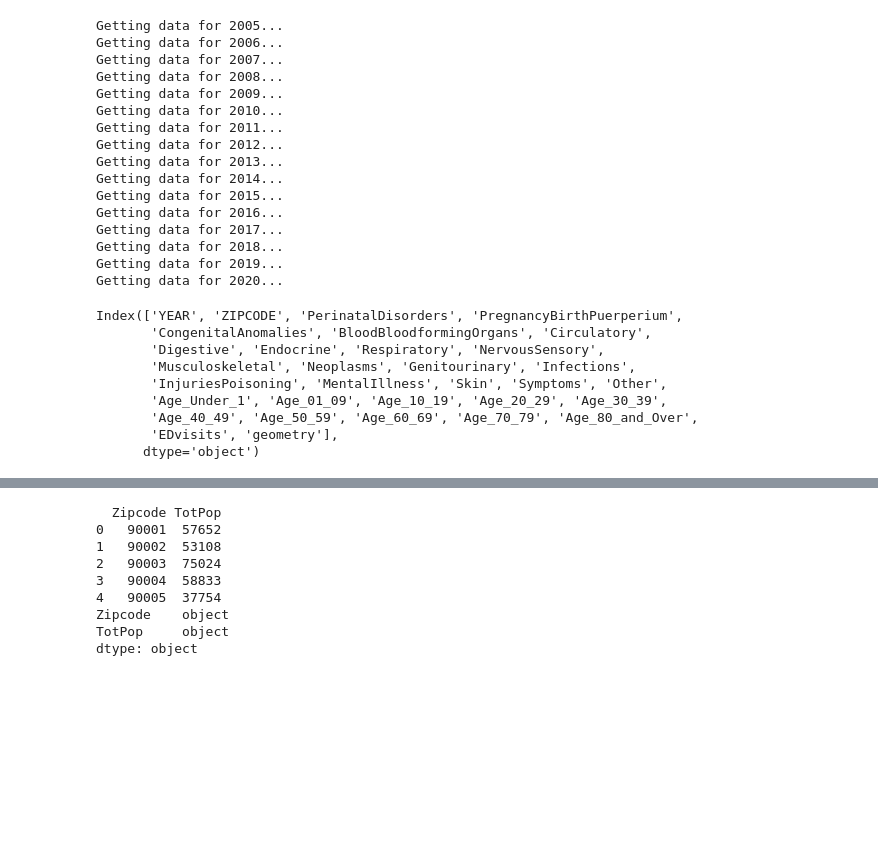
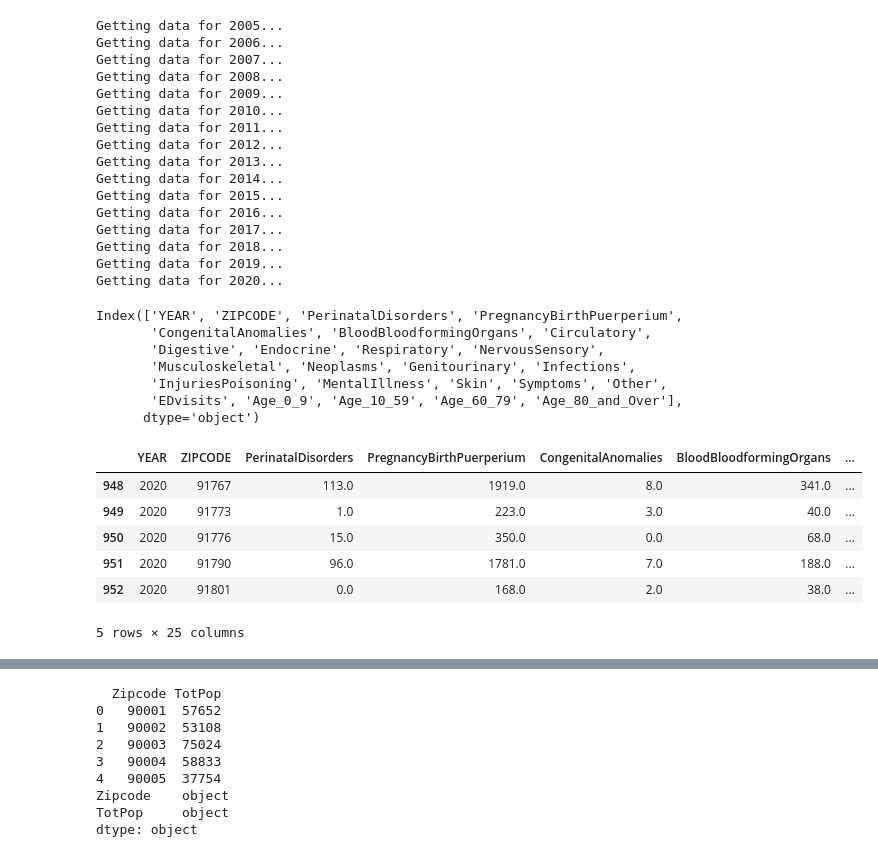
Before and after one commit to weikaylee/surf24_draft, a Jupyter notebook: analysis/scripts/er_health_data.ipynb, the cells around one changed output, grey strips where cells are left out. Cells and saved outputs as stored; diff of their text form; code cells hidden in the pictures; blank space fills up the shorter version.

Commit message:
update age groups, code quality

```diff
--- a/analysis/scripts/er_health_data.ipynb
+++ b/analysis/scripts/er_health_data.ipynb
@@ -235,33 +209,41 @@ age_groups_names = [
+# %%
+# age groups
+age_groups_merge = {
+    "Age_0_9" : ["Age_Under_1", "Age_01_09"],
+    "Age_10_59" : ["Age_10_19", "Age_20_29", "Age_30_39", "Age_40_49", "Age_50_59"],
+    "Age_60_79" : ["Age_60_69", "Age_70_79"],
+    "Age_80_and_Over" : ["Age_80_"]
+}
+
+# ed visits
+ed_visits = {"ED_Visit" : "EDvisits"}
 # %%
 # dicts, consts
-age_groups = dict(zip(age_groups_cols, age_groups_names))
-ed_visits = dict(ED_Visit = "EDvisits")
-
 extract_2005_2014 = dict(zip(diag_groups_2005_2014, diag_groups_names))
-extract_2005_2014.update(age_groups)
 extract_2005_2014.update(ed_visits)
 
 # 2015 doesn't have prinicpal diag groups, bc of switch from icd9 to icd10 codes (see raw data files)
-extract_2015 = age_groups
-extract_2015.update(ed_visits)
+extract_2015 = ed_visits
 
 extract_2016_2018 = dict(zip(diag_groups_2016_2018, diag_groups_names_no_nervous))
-extract_2016_2018.update(age_groups)
 extract_2016_2018.update(ed_visits)
 
 extract_2019 = dict(zip(diag_groups_2019, diag_groups_names))
-extract_2019.update(age_groups)
 extract_2019.update(ed_visits)
 
 extract_2020 = dict(zip(diag_groups_2020, diag_groups_names_no_nervous))
-extract_2020.update(age_groups)
 extract_2020.update(ed_visits)
 
-merge_2005_2014 = None
-merge_2015 = None
+
+merge_2005_2014 = age_groups_merge
+merge_2015 = age_groups_merge
+
 merge_2016_2018 = dict(NervousSensory = diag_groups_2016_2018_merge)
-merge_2019 = None
+merge_2016_2018.update(age_groups_merge)
+
+merge_2019 = age_groups_merge
 merge_2020 = dict(NervousSensory = diag_groups_2020_merge)
+merge_2020.update(age_groups_merge)
 
 paths_2005_2014 = dict(zip(range(2005, 2015), er_data[0:10]))
 paths_2015 = {2015: er_data[10]}
@@ -332,8 +314,7 @@ def get_missing_data(zip_df, curr_zips, zipcode_col, len_nas):
     return missing_data
 # %%
 # iterate through all data, adding to processed_data!
-
-processed_data = pd.DataFrame()
+counts_df = pd.DataFrame()
 all_zipcodes = zipcodes["ZIPCODE"].to_list()
 zipcode_colnames = "DBA_ZIP_CODE|FAC_ZIPCODE"
 
@@ -371,10 +352,10 @@ for info in data_info.values():
 
         # add cols for year and zipcode and geos
         curr_zips =  filtered_df[zipcode_col].to_list()
-        curr_geos = zipcodes["geometry"][zipcodes["ZIPCODE"].isin(curr_zips)]
+        # curr_geos = zipcodes["geometry"][zipcodes["ZIPCODE"].isin(curr_zips)]
         temp_dict["ZIPCODE"] = curr_zips
         temp_dict["YEAR"] = [year] * len(curr_zips)
-        temp_dict["geometry"] = curr_geos.to_list()
+        # temp_dict["geometry"] = curr_geos.to_list()
 
         # move year and zip to front
         temp_df = pd.DataFrame(temp_dict)
@@ -382,7 +363,7 @@ for info in data_info.values():
         temp_df.insert(1, "ZIPCODE", temp_df.pop("ZIPCODE"))
 
         # append to processed_data
-        processed_data = pd.concat([processed_data, temp_df], ignore_index=True)
+        counts_df = pd.concat([counts_df, temp_df], ignore_index=True)
 # %% [output]
 Getting data for 2005...
 Getting data for 2006...
@@ -472,17 +453,25 @@ Getting data for 2020...
 #         # append to processed_data
 #         processed_data = pd.concat([processed_data, temp_df], ignore_index=True)
 # %%
-processed_data.columns
+counts_df.columns
 # %% [output]
 Index(['YEAR', 'ZIPCODE', 'PerinatalDisorders', 'PregnancyBirthPuerperium',
        'CongenitalAnomalies', 'BloodBloodformingOrgans', 'Circulatory',
        'Digestive', 'Endocrine', 'Respiratory', 'NervousSensory',
        'Musculoskeletal', 'Neoplasms', 'Genitourinary', 'Infections',
        'InjuriesPoisoning', 'MentalIllness', 'Skin', 'Symptoms', 'Other',
-       'Age_Under_1', 'Age_01_09', 'Age_10_19', 'Age_20_29', 'Age_30_39',
-       'Age_40_49', 'Age_50_59', 'Age_60_69', 'Age_70_79', 'Age_80_and_Over',
-       'EDvisits', 'geometry'],
+       'EDvisits', 'Age_0_9', 'Age_10_59', 'Age_60_79', 'Age_80_and_Over'],
       dtype='object')
+# %%
+counts_df.tail()
+# %% [output]
+|  | YEAR | ZIPCODE | PerinatalDisorders | PregnancyBirthPuerperium | CongenitalAnomalies | BloodBloodformingOrgans | ... |
+| 948 | 2020 | 91767 | 113.0 | 1919.0 | 8.0 | 341.0 | ... |
+| 949 | 2020 | 91773 | 1.0 | 223.0 | 3.0 | 40.0 | ... |
+| 950 | 2020 | 91776 | 15.0 | 350.0 | 0.0 | 68.0 | ... |
+| 951 | 2020 | 91790 | 96.0 | 1781.0 | 7.0 | 188.0 | ... |
+| 952 | 2020 | 91801 | 0.0 | 168.0 | 2.0 | 38.0 | ... |
+5 rows × 25 columns
 # %%
 out_dir = os.path.join("..", "processed",  "health_data")
 # os.mkdir(out_dir)
```
Also changed, not shown: parts of 9 cells of this notebook.
